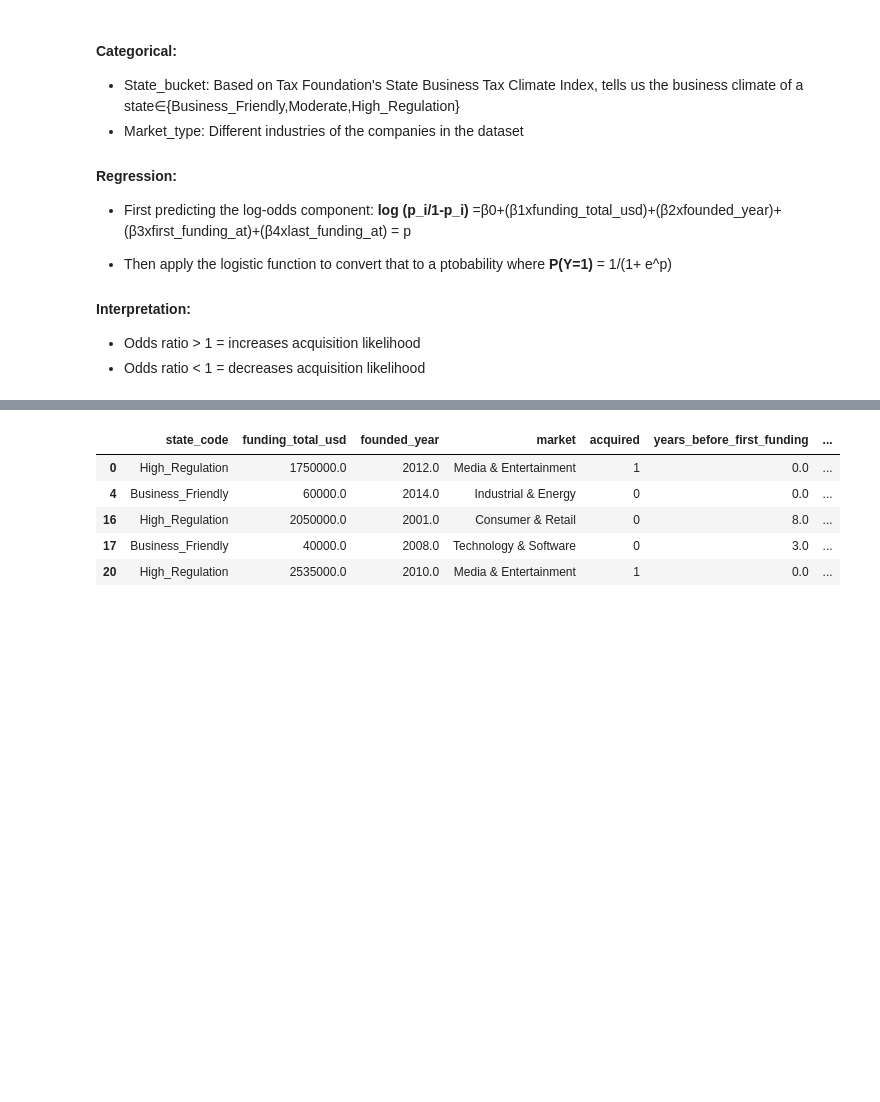
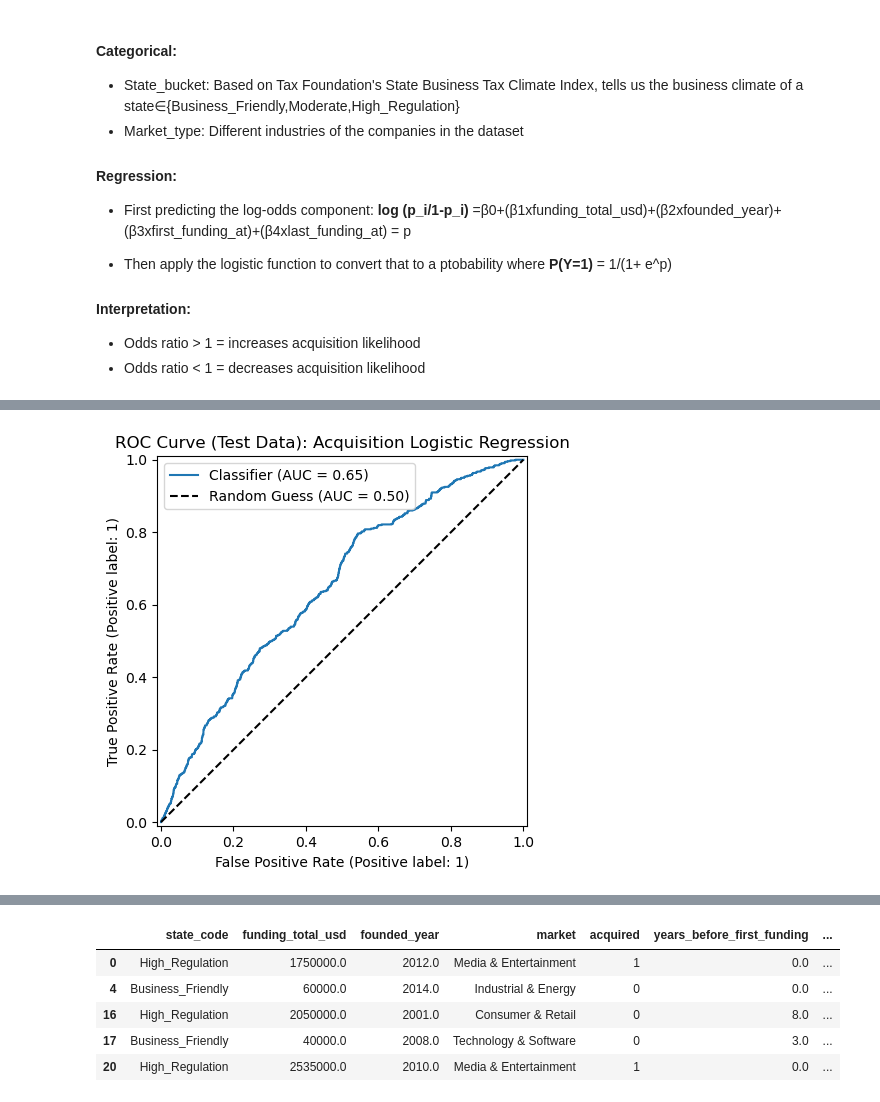
Before and after one commit to othmane-zizi-pro/logistic-regression-startup-exits, a Jupyter notebook: MGSC661 Startup Exits.ipynb, the cells around one changed output, grey strips where cells are left out. Drawn from its saved outputs; the diff is of its cells as text; code cells hidden in the pictures; blank space fills up the shorter version.

```diff
--- a/MGSC661 Startup Exits.ipynb
+++ b/MGSC661 Startup Exits.ipynb
@@ -1181,0 +1030,90 @@ Accuracy: 0.903 | ROC-AUC: 0.656 | PR-AUC: 0.153
+# %%
+# 1) Formula
+formula = (
+    "acquired ~ C(state_code) + C(market) + "
+    "funding_total_usd + founded_year + first_funding_year + last_funding_year"
+)
+
+# 2) Build design matrices from full dataset
+y_full, X_raw_full = dmatrices(
+    formula,
+    data=investments_clean,
+    return_type="dataframe"
+)
+
+# Remove zero-variance columns
+X_raw_full = X_raw_full.loc[:, X_raw_full.std() > 0]
+
+# 3) Clean column names before splitting
+clean_labels = {}
+for name in X_raw_full.columns:
+    if name.startswith("C(state_code)[T."):
+        level = name.split("[T.")[-1].strip("]")
+        clean_labels[name] = f"State: {level}"
+    elif name.startswith("C(market)[T."):
+        level = name.split("[T.")[-1].strip("]")
+        clean_labels[name] = f"Market: {level}"
+    elif name == "funding_total_usd":
+        clean_labels[name] = "Funding Total (USD)"
+    elif name == "founded_year":
+        clean_labels[name] = "Year Founded"
+    elif name == "first_funding_year":
+        clean_labels[name] = "First Funding Year"
+    elif name == "last_funding_year":
+        clean_labels[name] = "Last Funding Year"
+    elif name == "Intercept":
+        clean_labels[name] = "Baseline (Intercept)"
+    else:
+        clean_labels[name] = name
+
+X_full = X_raw_full.rename(columns=clean_labels)
+
+# 4) Train / Test split
+X_train, X_test, y_train, y_test = train_test_split(
+    X_full, y_full,
+    test_size=0.30,
+    random_state=42,
+    stratify=y_full
+)
+
+print("Train shape:", X_train.shape, "| Test shape:", X_test.shape)
+
+# 5) Fit the logistic model on TRAIN ONLY
+model = sm.GLM(y_train, X_train, family=sm.families.Binomial())
+result = model.fit()
+print(result.summary())
+
+# 6) Odds ratio table
+or_table = pd.DataFrame(
+    {
+        "odds_ratio": np.exp(result.params),
+        "ci_lower": np.exp(result.conf_int()[0]),
+        "ci_upper": np.exp(result.conf_int()[1]),
+        "p_value": result.pvalues,
+    }
+).sort_values("odds_ratio", ascending=False)
+
+display(or_table)
+
+# 7) Evaluate on TEST SET with a lower threshold
+pred_prob = result.predict(X_test)
+
+threshold = 0.10  # lower than 0.5 because acquisitions are rare
+pred_class = (pred_prob >= threshold).astype(int)
+
+print(f"\nConfusion matrix (TEST set, threshold = {threshold}):")
+print(confusion_table(y_test.astype(int), pred_class))
+
+acc = (pred_class.values.ravel() == y_test.values.ravel()).mean()
+auc = roc_auc_score(y_test, pred_prob)
+
+print(f"\nTest Accuracy: {acc:.3f} | Test ROC-AUC: {auc:.3f}")
+
+# 8) ROC Curve (same probabilities, independent of threshold choice)
+plt.figure(figsize=(5,6))
+RocCurveDisplay.from_predictions(y_test, pred_prob)
+plt.plot([0, 1], [0, 1], "k--", label="Random Guess (AUC = 0.50)")
+plt.title("ROC Curve (Test Data): Acquisition Logistic Regression")
+plt.legend()
+plt.show()
+# %% [output]
@@ -1181,0 +1162 @@ Accuracy: 0.903 | ROC-AUC: 0.656 | PR-AUC: 0.153
+[figure, added]
```
Also changed, not shown: parts of 64 cells of this notebook.
